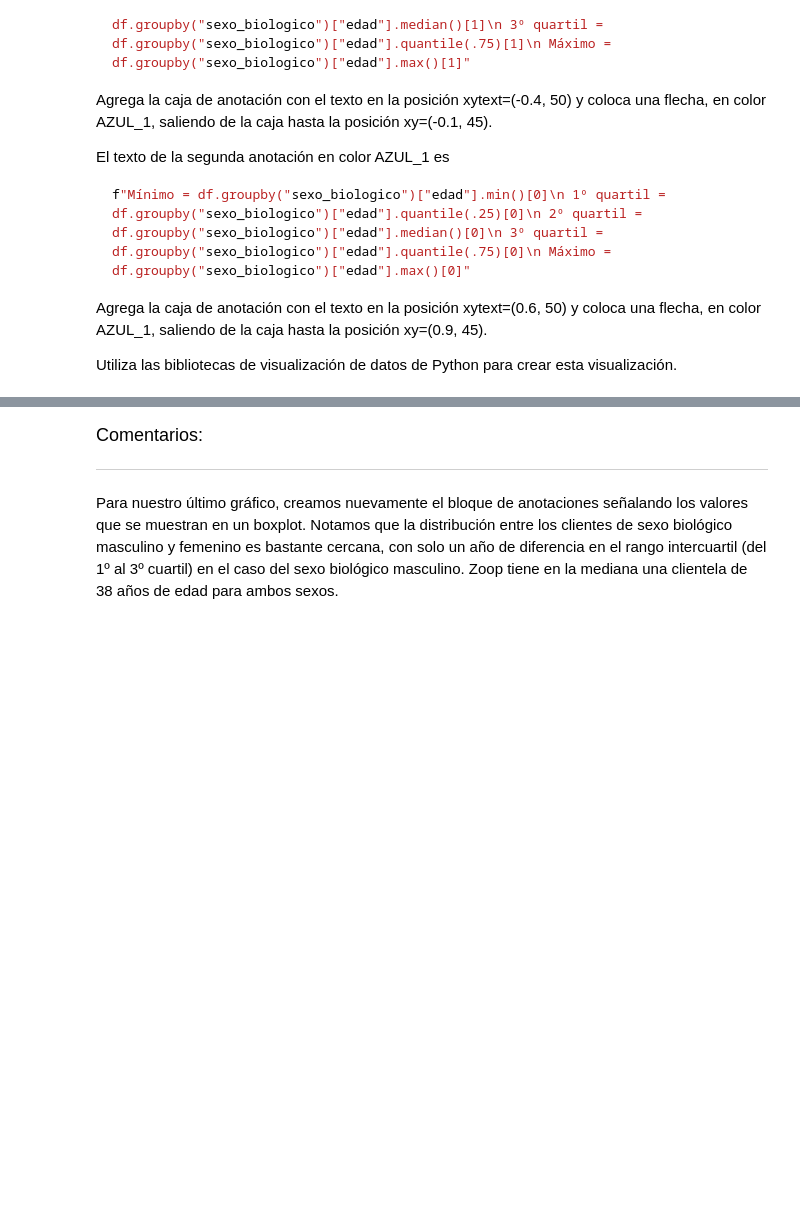
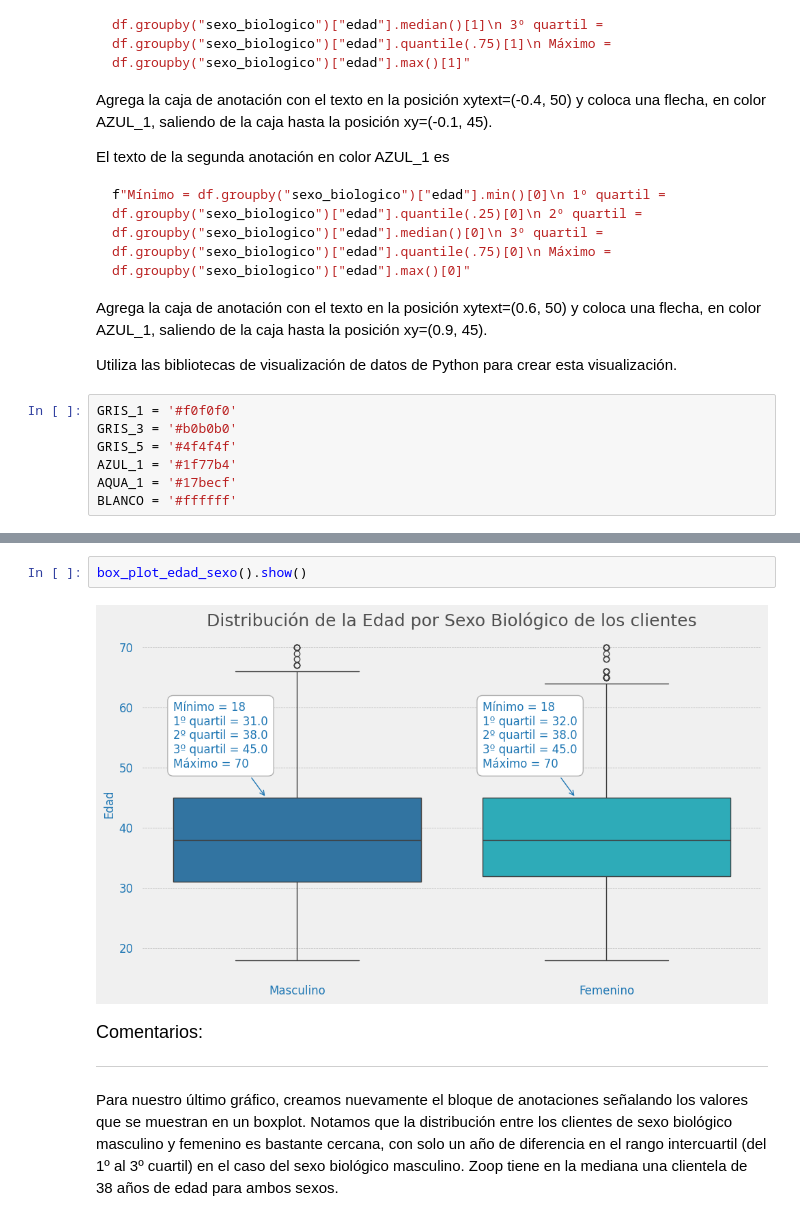
Before and after one commit to Cesar-Curitol/IA_aplicada_a_la_ciencia_de_datos, a Jupyter notebook: IA_aplicada_a_ciencia_de_datos.ipynb, the cells around one changed output, grey strips where cells are left out. Drawn from its saved outputs; the diff is of its cells as text; blank space fills up the shorter version.

```diff
--- a/IA_aplicada_a_ciencia_de_datos.ipynb
+++ b/IA_aplicada_a_ciencia_de_datos.ipynb
@@ -1995,3 +2171,10 @@ f"Mínimo = df.groupby("sexo_biologico")["edad"].min()[0]\n 1º quartil = df.gro
 Agrega la caja de anotación con el texto en la posición xytext=(0.6, 50) y coloca una flecha, en color AZUL_1, saliendo de la caja hasta la posición xy=(0.9, 45).
 
 Utiliza las bibliotecas de visualización de datos de Python para crear esta visualización.
+# %%
+GRIS_1 = '#f0f0f0'
+GRIS_3 = '#b0b0b0'
+GRIS_5 = '#4f4f4f'
+AZUL_1 = '#1f77b4'
+AQUA_1 = '#17becf'
+BLANCO = '#ffffff'
@@ -1998,3 +2267,7 @@ Utiliza las bibliotecas de visualización de datos de Python para crear esta vis
+# %%
+box_plot_edad_sexo().show()
+# %% [output]
+[figure, added]
 # %% [markdown]
 <font color="7b71ff" size=4> Comentarios: </font>
 
```
Also changed, not shown: parts of 10 cells of this notebook.
